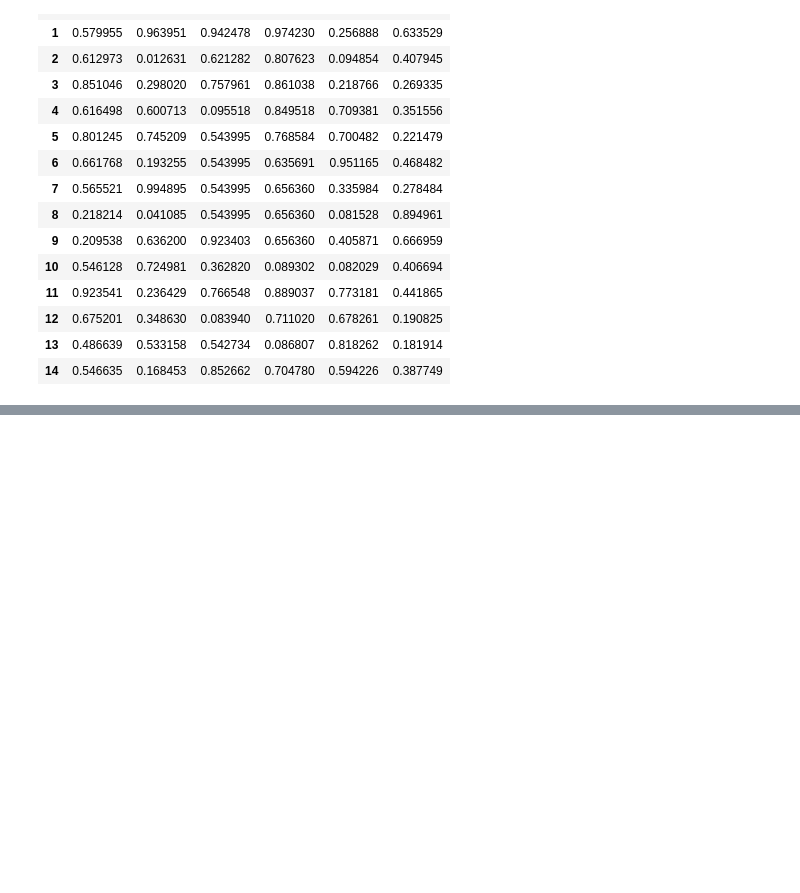
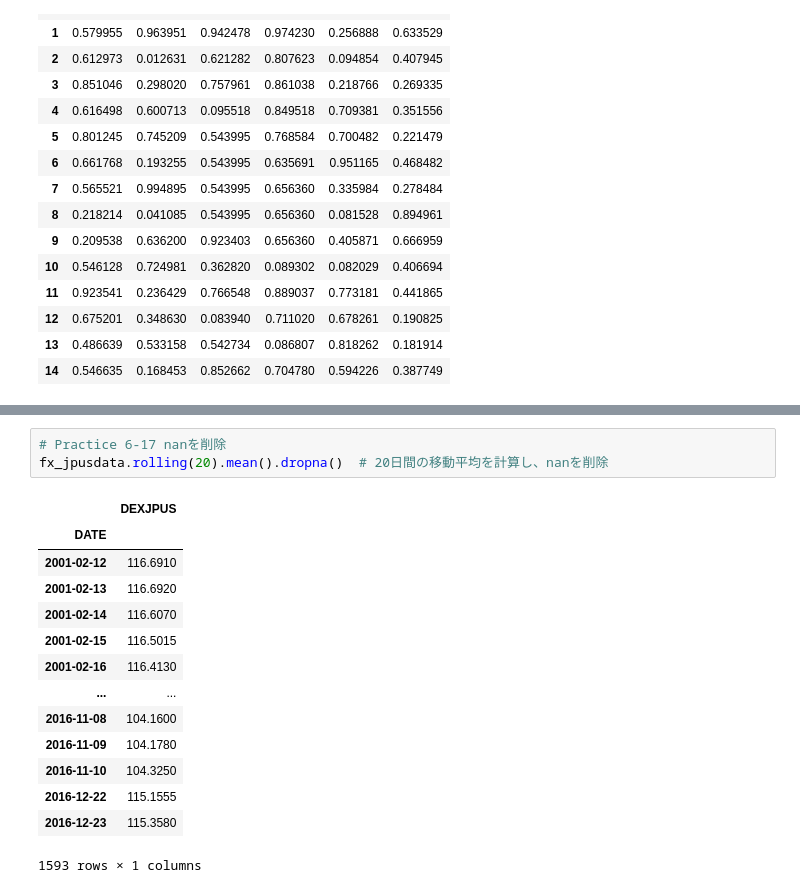
Before and after one commit to bossagyu/data-scientist-training-course, a Jupyter notebook: src/chapter6/chapter6.ipynb, the cells around one changed output, grey strips where cells are left out. Drawn from its saved outputs; the diff is of its cells as text; blank space fills up the shorter version.

```diff
--- a/src/chapter6/chapter6.ipynb
+++ b/src/chapter6/chapter6.ipynb
@@ -874,0 +1000,18 @@ df2.fillna(df2.mean())  # 各カラムの平均値で欠損値を埋める
+# %%
+# Practice 6-17 nanを削除
+fx_jpusdata.rolling(20).mean().dropna()  # 20日間の移動平均を計算し、nanを削除
+# %% [output]
+|  | DEXJPUS |
+| DATE |  |
+| 2001-02-12 | 116.6910 |
+| 2001-02-13 | 116.6920 |
+| 2001-02-14 | 116.6070 |
+| 2001-02-15 | 116.5015 |
+| 2001-02-16 | 116.4130 |
+| ... | ... |
+| 2016-11-08 | 104.1600 |
+| 2016-11-09 | 104.1780 |
+| 2016-11-10 | 104.3250 |
+| 2016-12-22 | 115.1555 |
+| 2016-12-23 | 115.3580 |
+1593 rows × 1 columns
```
Also changed, not shown: parts of 11 cells of this notebook.
